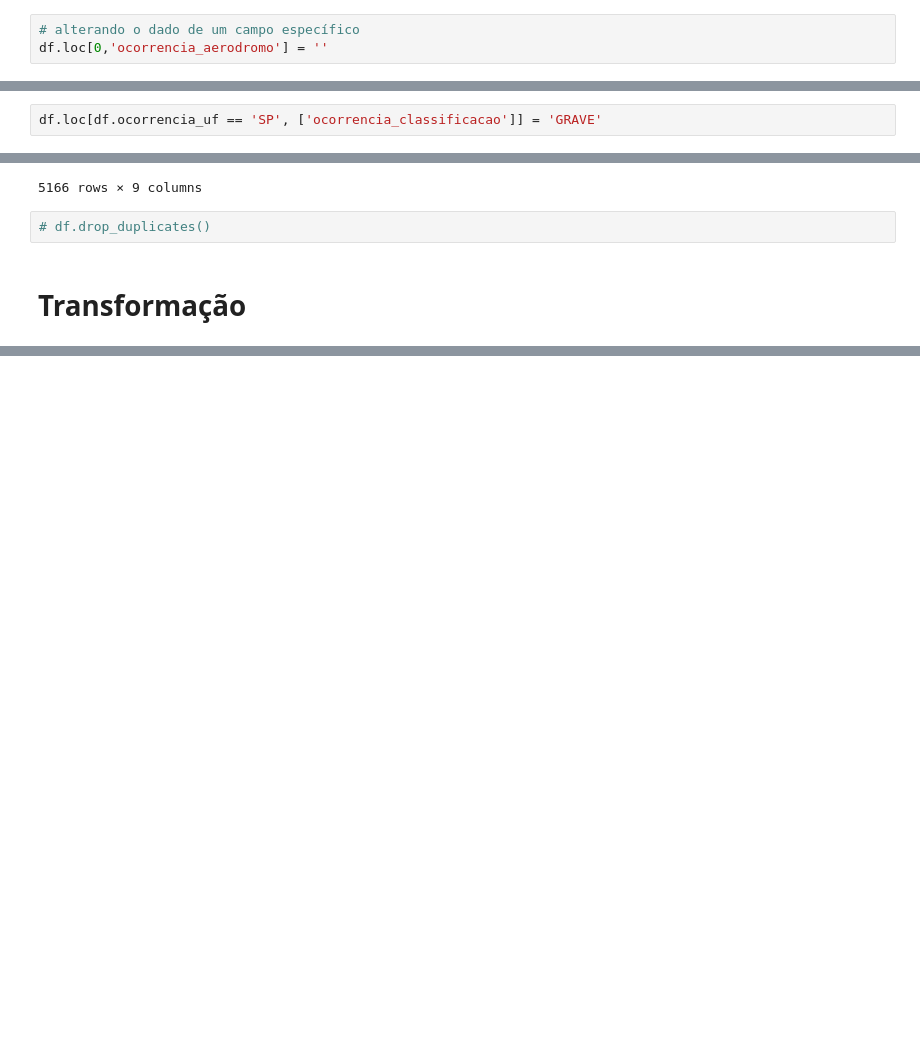
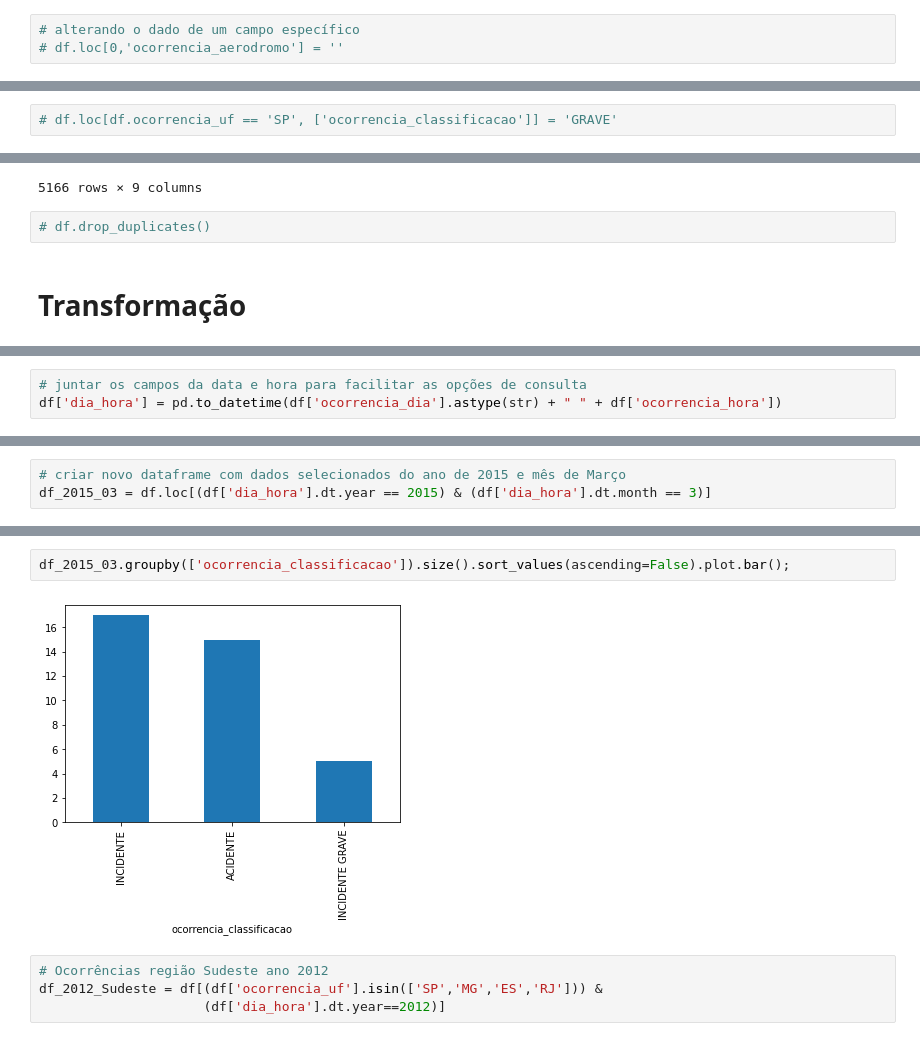
Before and after one commit to geanclm/_data-science_, a Jupyter notebook: FAB/FAB_projeto_ETL.ipynb, the cells around one changed output, grey strips where cells are left out. Saved outputs shown, nothing was run; the diff lists cells and outputs as text; blank space fills up the shorter version.

```diff
--- a/FAB/FAB_projeto_ETL.ipynb
+++ b/FAB/FAB_projeto_ETL.ipynb
@@ -239,14 +248,14 @@ df.tail()
 | 5166 | 80467 | INCIDENTE | PETROLINA | PE | SBPL | ... |
 # %%
 # alterando o dado de um campo específico
-df.loc[0,'ocorrencia_aerodromo'] = ''
+# df.loc[0,'ocorrencia_aerodromo'] = ''
 # %%
 df.head(1)
 # %% [output]
 |  | codigo_ocorrencia2 | ocorrencia_classificacao | ocorrencia_cidade | ocorrencia_uf | ocorrencia_aerodromo | ... |
 | 0 | 52242 | INCIDENTE | PORTO ALEGRE | RS |  | ... |
 # %%
-df.loc[df.ocorrencia_uf == 'SP', ['ocorrencia_classificacao']] = 'GRAVE'
+# df.loc[df.ocorrencia_uf == 'SP', ['ocorrencia_classificacao']] = 'GRAVE'
 # %%
 df.tail()
 # %% [output]
@@ -400,0 +734,3 @@ df.dropna(subset=['ocorrencia_hora'])
+# %%
+# juntar os campos da data e hora para facilitar as opções de consulta
+df['dia_hora'] = pd.to_datetime(df['ocorrencia_dia'].astype(str) + " " + df['ocorrencia_hora'])
@@ -400,0 +785,3 @@ df.dropna(subset=['ocorrencia_hora'])
+# %%
+# criar novo dataframe com dados selecionados do ano de 2015 e mês de Março
+df_2015_03 = df.loc[(df['dia_hora'].dt.year == 2015) & (df['dia_hora'].dt.month == 3)]
@@ -400,0 +869,8 @@ df.dropna(subset=['ocorrencia_hora'])
+# %%
+df_2015_03.groupby(['ocorrencia_classificacao']).size().sort_values(ascending=False).plot.bar();
+# %% [output]
+[figure, added]
+# %%
+# Ocorrências região Sudeste ano 2012
+df_2012_Sudeste = df[(df['ocorrencia_uf'].isin(['SP','MG','ES','RJ'])) &
+                     (df['dia_hora'].dt.year==2012)]
```
Also changed, not shown: parts of 54 cells of this notebook.
